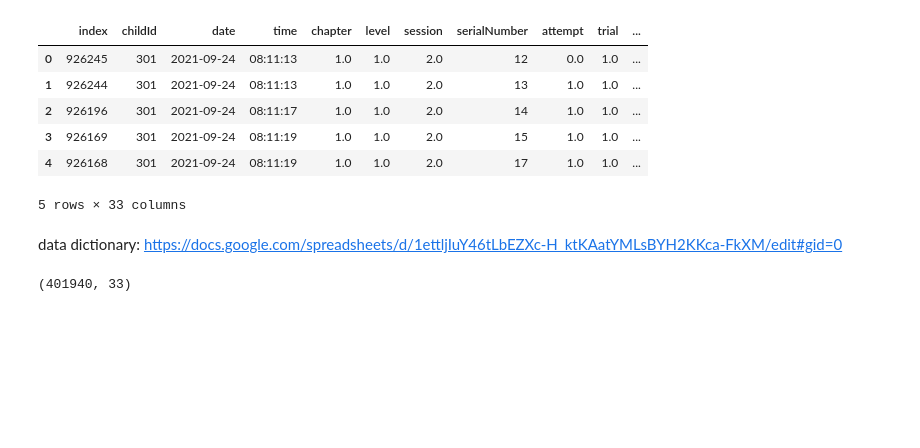
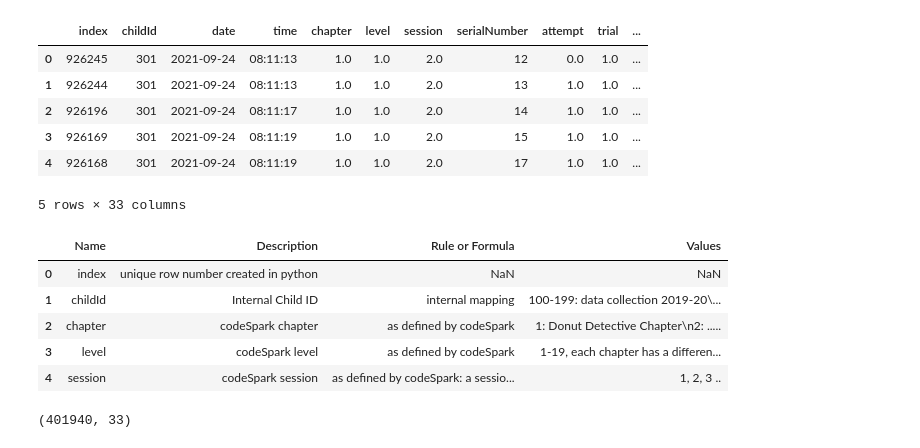
Before and after one commit to hitomi1104/crrest, a Jupyter notebook: EDA.ipynb, the cells around one changed output. Drawn from its saved outputs; the diff is of its cells as text; code cells hidden in the pictures; blank space fills up the shorter version.

```diff
--- a/EDA.ipynb
+++ b/EDA.ipynb
@@ -20,3 +20,6 @@ plt.style.use('ggplot')
 ### Data
 # %%
 data = pd.read_csv("telemetry_2021fall.csv", na_values=np.nan)
+codebook = pd.read_excel("codeSpark_telemetry_codebook.xlsx")
+df_nonan = data.dropna()
+df_nonan.shape
@@ -30,8 +35,15 @@ data.head()
 | 3 | 926169 | 301 | 2021-09-24 | 08:11:19 | 1.0 | 1.0 | 2.0 | 15 | 1.0 | 1.0 | ... |
 | 4 | 926168 | 301 | 2021-09-24 | 08:11:19 | 1.0 | 1.0 | 2.0 | 17 | 1.0 | 1.0 | ... |
 5 rows × 33 columns
-# %% [markdown]
-data dictionary: https://docs.google.com/spreadsheets/d/1ettljIuY46tLbEZXc-H_ktKAatYMLsBYH2KKca-FkXM/edit#gid=0
+# %%
+codebook.head()
+# %% [output]
+|  | Name | Description | Rule or Formula | Values |
+| 0 | index | unique row number created in python | NaN | NaN |
+| 1 | childId | Internal Child ID | internal mapping | 100-199: data collection 2019-20\... |
+| 2 | chapter | codeSpark chapter | as defined by codeSpark | 1: Donut Detective Chapter\n2: ..... |
+| 3 | level | codeSpark level | as defined by codeSpark | 1-19, each chapter has a differen... |
+| 4 | session | codeSpark session | as defined by codeSpark: a sessio... | 1, 2, 3 .. |
 # %%
 data.shape
 # %% [output]
```
Also changed, not shown: parts of 7 cells of this notebook, 3 other files.
